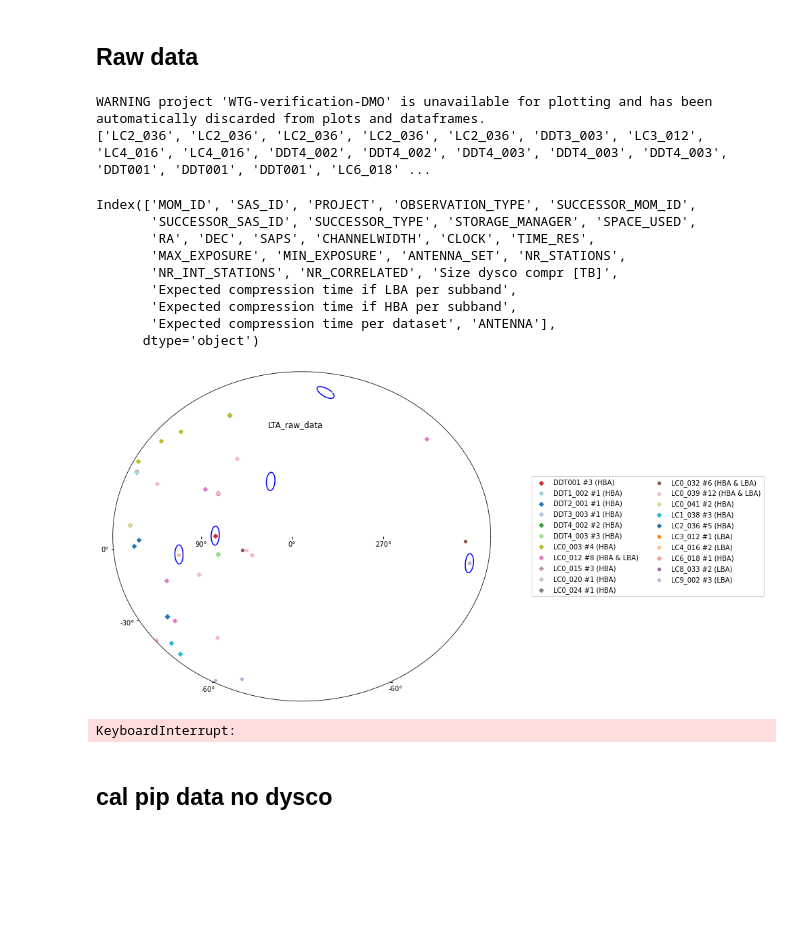
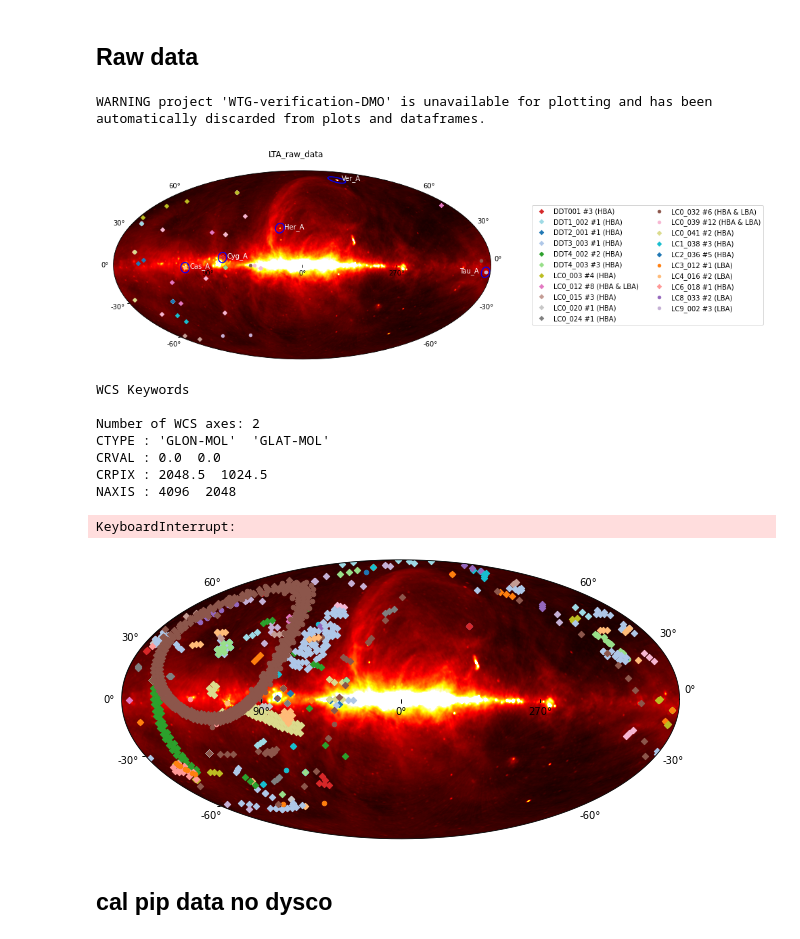
Before and after one commit to CelestinBananas/LTA_overview, a Jupyter notebook: LTA_Overview_notebook.ipynb, the cells around one changed output. Cells and saved outputs as stored; diff of their text form; code cells hidden in the pictures; blank space fills up the shorter version.

Commit message:
Finalised the background implementation

```diff
--- a/LTA_Overview_notebook.ipynb
+++ b/LTA_Overview_notebook.ipynb
@@ -124,7 +124,7 @@ def df_prep(datafile, to_keep, debug = False):
 # %% [markdown]
 ### Image
 # %%
-def overview_image(df, outname, plotProject = 'all', plotAntenna = 'both', legend_ncols = 2, debug = False, testMode = False, background = "408MHz" ,  plotAteam = False, exp_range = [- np.inf, np.inf]):
+def overview_image(df, outname, plotProject = 'all', plotAntenna = 'both', background = "408MHz" , plotAteam = False, exp_range = [- np.inf, np.inf], legend_ncols = 2, debug = False, testMode = False):
     """
     Plotting routine for a selected list of projects.
 
@@ -138,16 +138,19 @@ def overview_image(df, outname, plotProject = 'all', plotAntenna = 'both', legen
         The filter to select a subset of projects
     plotAntenna : str
         The filter for selecting and plottinf data of a specific antenna field
+    background : str
+        The background to be plotted, default Haslam's 408MHz
+    plotAteam: bool, optional
+        Plot the A team source circles with names, default False
+    exp_range: list of ints, optional
+        first elemet is the minimum exposure in seconds and second is maximum exposure, default all exposures
     legend_ncols : int
         The number of columns for the layout of the legend box
     debug: bool, optional
         Print auxiliary info for verifications
     testMode : bool, optional
         Only limit the plotting to the first 100 datapoints
-    plotAteam: bool, optional
-        Plot the A team source circles with names, default False
-    exp_range: list of ints, optional
-        first elemet is the minimum exposure in seconds and second is maximum exposure, default all exposures
+
     Returns
     -------
     result : plots
@@ -192,21 +195,26 @@ def overview_image(df, outname, plotProject = 'all', plotAntenna = 'both', legen
 
     #image stuff
     backDict = {
-        "none": None,
+        "none": 'data/lambda_mollweide_haslam408_nofilt.fits',
         "408MHz": 'data/lambda_mollweide_haslam408_nofilt.fits',
+        #2MASS
+        #TGSS
+    }
+    image = backDict[background]
 
-    }
-
-    image = 'data/lambda_mollweide_haslam408_nofilt.fits'
-#     image = 'data/detthresh_P8R3_source_8years_PL22.fits'
     hdu = fits.open(image)[1]
     wcs = WCS(hdu.header)
 
     fig = plt.figure(figsize = (10, 10))
     fig.set_facecolor('white')
+    ax = fig.add_subplot(projection = wcs, frame_class=EllipticalFrame)
 
-    ax = fig.add_subplot(projection = wcs, frame_class=EllipticalFrame)
-    # ax.imshow(hdu.data, vmin = 9e3, vmax = 1.5e5, cmap = 'hot')
+    if background != "none":
+        ax.imshow(hdu.data, vmin = 9e3, vmax = 1.5e5, cmap = 'hot')
+    else:
+        data_nan = np.empty(hdu.data.shape)
+        data_nan[:] = np.nan
+        ax.imshow(data_nan, vmin = 9e3, vmax = 1.5e5, cmap = 'hot') #need to plot something white to preserve shape of plot (if not becomes more spherical)
 
     #hard code the A team sources in: [name, coords]
     A_team = [["Cas_A", "23h23m24s +58d48m54s"],
@@ -215,6 +223,10 @@ def overview_image(df, outname, plotProject = 'all', plotAntenna = 'both', legen
               ["Tau_A", "05h34m31.94s +22d00m52.2s"],
               ["Ver_A", "12h30m49.4233s +12d23m28.043s"]]
     if plotAteam:
+        if backDict[background] == None:
+            colour = 'k'
+        else:
+            colour = 'w'
         for A_source in A_team:
             c = SkyCoord(A_source[1])
             pix = wcs.world_to_pixel(c.galactic)
@@ -223,9 +235,9 @@ def overview_image(df, outname, plotProject = 'all', plotAntenna = 'both', legen
             sph = SphericalCircle((c.ra,c.dec), 4*u.deg, edgecolor = 'b', facecolor='none', linewidth = 1.5, transform= ax.get_transform('fk5'))
             ax.add_patch(sph)
             if A_source[0] == "Tau_A":
-                ax.text(pix[0] - 280, pix[1] + 1, A_source[0], c = 'w')
+                ax.text(pix[0] - 280, pix[1] + 1, A_source[0], c = colour)
             else:
-                ax.text(pix[0] + 50, pix[1] + 1, A_source[0], c = 'w')
+                ax.text(pix[0] + 50, pix[1] + 1, A_source[0], c = colour)
 
 
     #testmode to use a reduced number of points
@@ -279,7 +291,6 @@ def overview_image(df, outname, plotProject = 'all', plotAntenna = 'both', legen
 
     #get and plot only the unique labels in the legend
     handles, labels = ax.get_legend_handles_labels()
-    print(labels)
     unique = [(h, l) for i, (h, l) in enumerate(zip(handles, labels)) if l not in labels[:i]]
     unique.sort(key = lambda x:x[1])
 
@@ -318,38 +329,35 @@ def overview_image(df, outname, plotProject = 'all', plotAntenna = 'both', legen
 # %%
 debug = False
 testMode = False
 
 #cp from column G of summary sheet
 to_keep_raw = 'WTG-verification-DMO','DDT001','DDT002','DDT1_002','DDT2_001','DDT3_003','DDT4_002','DDT4_003','LC0_003','LC0_009','LC0_012','LC0_015','LC0_017','LC0_020','LC0_024','LC0_028','LC0_032','LC0_039','LC0_041','LC1_036','LC1_038','LC2_006','LC2_036','LC3_004','LC3_012','LC4_010','LC4_016','LC6_018','LC8_033','LC9_002'
 # to_keep_raw = ["LC0_012"]
 #run scripts
 df_raw = df_prep('data/raw_data.tsv', to_keep_raw, debug = debug)
-overview_image(df_raw, 'LTA_raw_data',plotProject ='all',plotAntenna = 'both', debug = debug, testMode = testMode, plotAteam=True, exp_range = [-np.inf, 14000])
+overview_image(df_raw, 'LTA_raw_data',plotProject ='all',plotAntenna = 'both', debug = debug, testMode = testMode, plotAteam=True, exp_range = [-np.inf, 14000], background="408MHz")
 # df_raw[df_raw['PROJECT'] == 'DDT001']['PROJECT'].unique()
-df_raw.columns
 
 
 ## avg pip data no dysco
 # %% [output]
 WARNING project 'WTG-verification-DMO' is unavailable for plotting and has been automatically discarded from plots and dataframes.
-['LC2_036', 'LC2_036', 'LC2_036', 'LC2_036', 'LC2_036', 'DDT3_003', 'LC3_012', 'LC4_016', 'LC4_016', 'DDT4_002', 'DDT4_002', 'DDT4_003', 'DDT4_003', 'DDT4_003', 'DDT001', 'DDT001', 'DDT001', 'LC6_018' ...
-Index(['MOM_ID', 'SAS_ID', 'PROJECT', 'OBSERVATION_TYPE', 'SUCCESSOR_MOM_ID',
-       'SUCCESSOR_SAS_ID', 'SUCCESSOR_TYPE', 'STORAGE_MANAGER', 'SPACE_USED',
-       'RA', 'DEC', 'SAPS', 'CHANNELWIDTH', 'CLOCK', 'TIME_RES',
-       'MAX_EXPOSURE', 'MIN_EXPOSURE', 'ANTENNA_SET', 'NR_STATIONS',
-       'NR_INT_STATIONS', 'NR_CORRELATED', 'Size dysco compr [TB]',
-       'Expected compression time if LBA per subband',
-       'Expected compression time if HBA per subband',
-       'Expected compression time per dataset', 'ANTENNA'],
-      dtype='object')
-[figure, old version]
+[figure, new version]
 # %%
 to_keep_avg_pip = 'DDT0007','DDT1_001','DDT1_002','DDT2_001','DDT3_003','DDT4_002','DDT4_003','DDT7_001','DDT9_001','DDT9_002','DDT9_005','DDT10_001','LC0_003','LC0_005','LC0_006','LC0_009','LC0_012','LC0_015','LC0_019','LC0_024','LC0_025','LC0_039','LC1_002','LC1_008','LC1_011','LC1_014','LC1_023','LC1_028','LC1_033','LC1_038','LC1_039','LC1_055','LC2_019','LC2_020','LC2_034','LC2_036','LC2_038','LC2_039','LC3_004','LC3_011','LC3_020','LC3_025','LC3_028','LC3_034','LC4_007','LC4_008','LC4_010','LC4_011','LC4_015','LC4_035','LC5_010','LC5_016','LC5_017','LC5_020','LC5_023','LC6_009','LC6_011','LC6_013','LC6_015','LC6_018','LC6_021','LC7_026','LC7_027','LC8_006','LC8_014','LC8_017','LC8_019','LC8_020','LC8_025','LC8_034','LC9_002','LC9_004','LC9_005','LC9_008','LC9_011','LC9_012','LC9_013','LC9_014','LC9_015','LC9_019','LC9_020','LC9_027','LC9_035','LC10_010','LC10_013','LC12_012','LT5_006','LT5_009','LT10_003','LT10_010','LT10_013'
 
 df_avg_pip = df_prep('data/avg_pip_data_no_dysco.tsv', to_keep_avg_pip)
 overview_image(df_avg_pip, 'LTA_avg_pip', legend_ncols = 5)
 # %% [output]
-KeyboardInterrupt:
+WCS Keywords
+
+Number of WCS axes: 2
+CTYPE : 'GLON-MOL'  'GLAT-MOL'
+CRVAL : 0.0  0.0
+CRPIX : 2048.5  1024.5
+NAXIS : 4096  2048
+KeyboardInterrupt:
+[figure, added]
 # %% [markdown]
 ## cal pip data no dysco
 # %%
```
Also changed, not shown: 2 other files.
